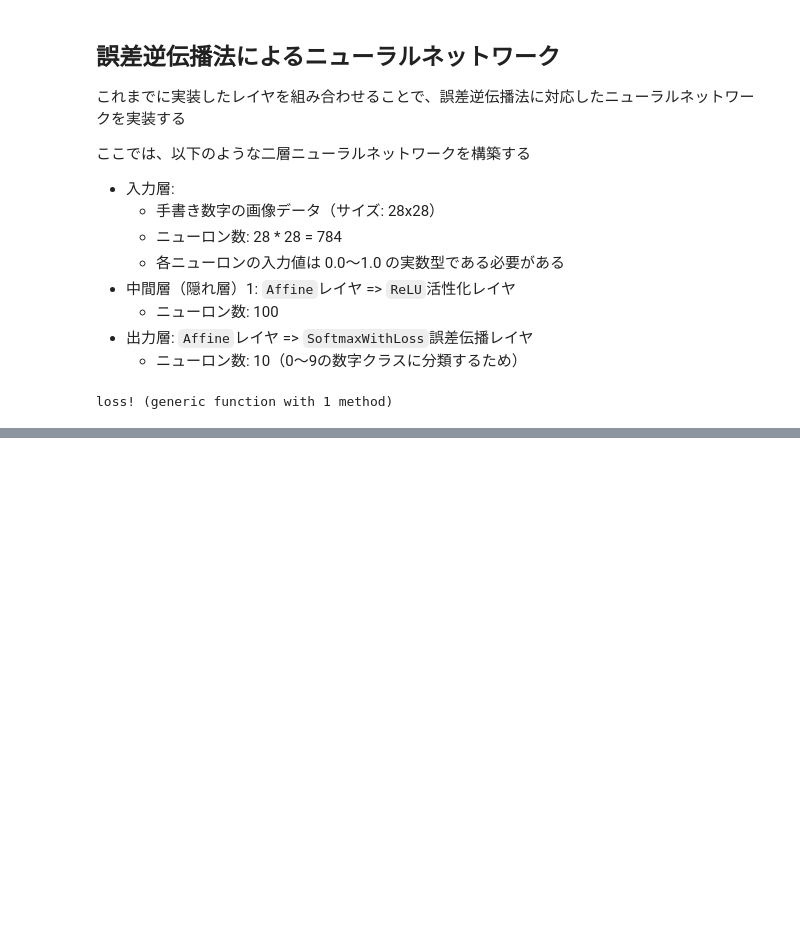
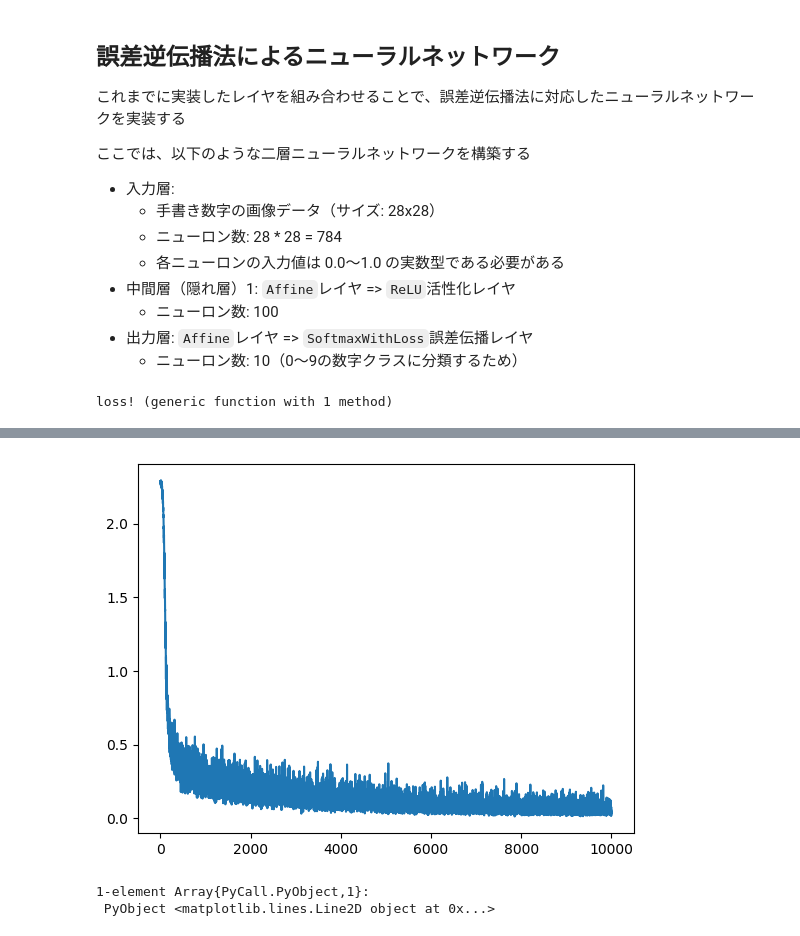
Before and after one commit to amenoyoya/ml-algorithm, a Jupyter notebook: 05_back_propagation.ipynb, the cells around one changed output, grey strips where cells are left out. Saved outputs shown, nothing was run; the diff lists cells and outputs as text; code cells hidden in the pictures; blank space fills up the shorter version.

```diff
--- a/05_back_propagation.ipynb
+++ b/05_back_propagation.ipynb
@@ -717,0 +816,13 @@ TwoLayerNetGrads([0.0 0.0 … 0.0 0.0; 0.0 0.0 … 0.0 0.0; … ; 0.0 0.0 … 0.
+# %%
+# 1エポックあたりの繰り返し回数
+iter_per_epoch = Int(max(train_size / batch_size, 1))
+
+# 初期化
+train_loss_list = [] # 損失関数の履歴
+train_acc_list = [] # 訓練用データでの精度の履歴
+test_acc_list = [] # テスト用データでの精度の履歴
+net = TwoLayerNet(784, 50, 10)
+
+# 学習実行
+## 10,000回の学習 => 約40秒で完了（Intel(C) Core i7-7700 3.6 GHz の場合）
+@time train!(net, iters_num, iter_per_epoch, train_x, train_y, test_x, test_y)
@@ -717,0 +848,13 @@ TwoLayerNetGrads([0.0 0.0 … 0.0 0.0; 0.0 0.0 … 0.0 0.0; … ; 0.0 0.0 … 0.
+# %%
+"""
+@plot: 学習履歴をグラフ化
+"""
+# PyPlot利用
+using PyPlot
+
+# 損失関数の推移
+plot(train_loss_list)
+# %% [output]
+[figure, added]
+1-element Array{PyCall.PyObject,1}:
+ PyObject <matplotlib.lines.Line2D object at 0x...>
```
Also changed, not shown: parts of 8 cells of this notebook.
